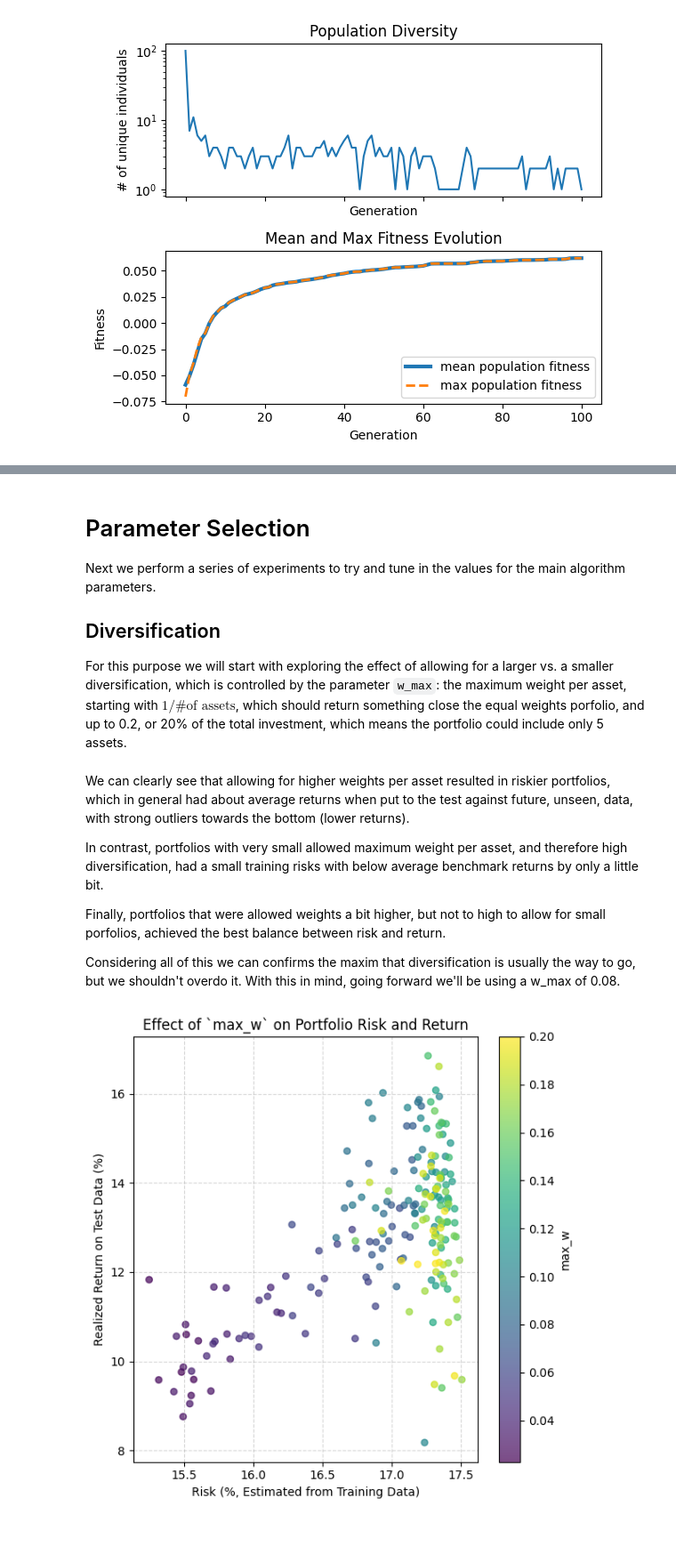
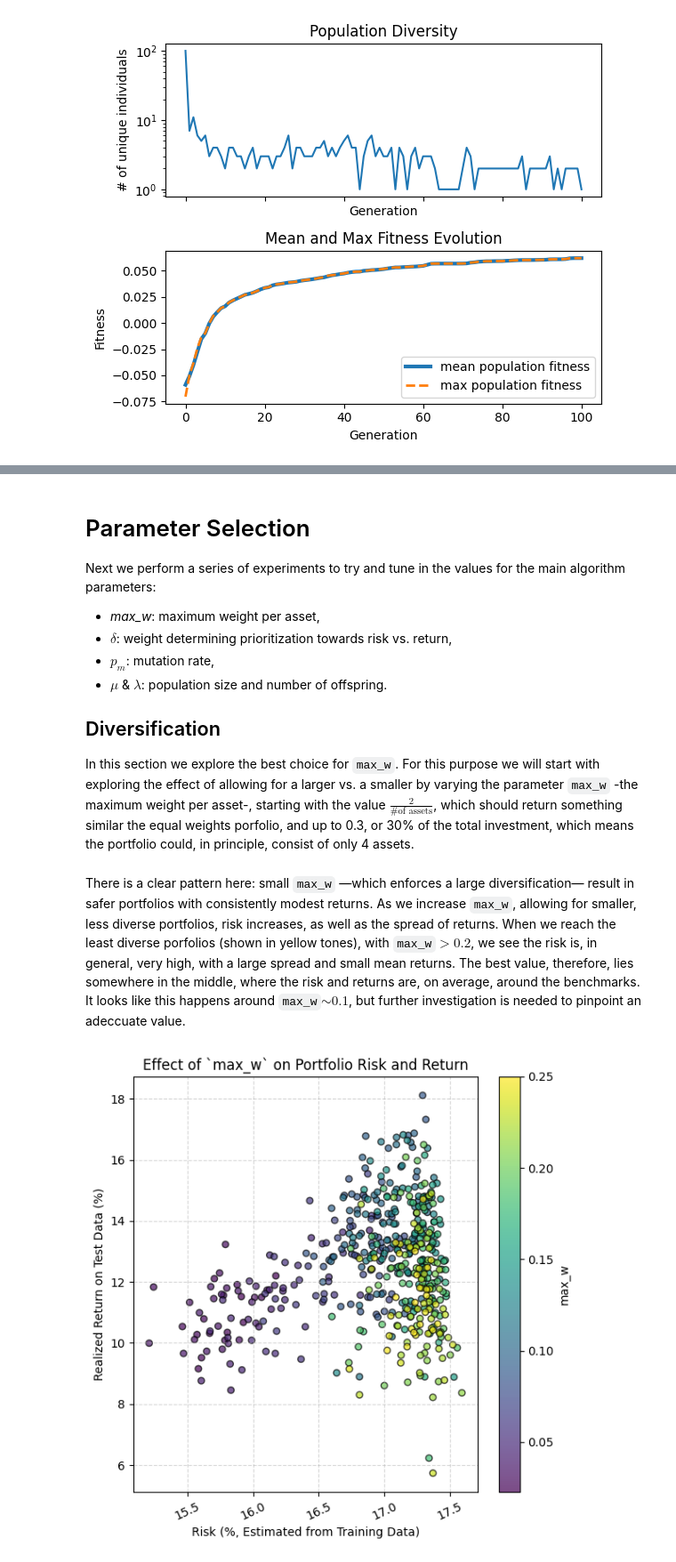
Before and after one commit to PanDomene/Evolutionary-Algorithm-for-Portfolio-Optimization, a Jupyter notebook: results/results.ipynb, the cells around one changed output, grey strips where cells are left out. Shown at 89% size. Drawn from its saved outputs; the diff is of its cells as text; code cells hidden in the pictures; blank space fills up the shorter version.

Commit message:
finished testing and getting results. Updating readme is required.

```diff
--- a/results/results.ipynb
+++ b/results/results.ipynb
@@ -134,24 +142,28 @@ SR: 0.00
 # %% [markdown]
 # Parameter Selection
 
-Next we perform a series of experiments to try and tune in the values for the main algorithm parameters.
+Next we perform a series of experiments to try and tune in the values for the main algorithm parameters:
+- *max_w*: maximum weight per asset,
+- $\delta$: weight determining prioritization towards risk vs. return,
+- $p_m$: mutation rate,
+- $\mu$ & $\lambda$: population size and number of offspring.
 
 ## Diversification
 
-For this purpose we will start with exploring the effect of allowing for a larger vs. a smaller diversification, which is controlled by the parameter `w_max`: the maximum weight per asset, starting with $1/\text{\# of assets}$, which should return something close the equal weights porfolio, and up to 0.2, or 20% of the total investment, which means the portfolio could include only 5 assets.
+In this section we explore the best choice for `max_w`. For this purpose we will start with exploring the effect of allowing for a larger vs. a smaller by varying the parameter `max_w` -the maximum weight per asset-, starting with the value $\frac{2}{\text{\# of assets}}$, which should return something similar the equal weights porfolio, and up to 0.3, or 30% of the total investment, which means the portfolio could, in principle, consist of only 4 assets.
 # %%
 # Define the range of max_w values to test
-w_start = 1/(0.5 * test_data.shape[1])
-ws = np.linspace(w_start, 0.2, 200)
+w_start = 2/test_data.shape[1]
+ws = np.linspace(w_start, 0.25, 500)
 
-returns = []
-risks = []
+returns_div = []
+risks_div = []
 
 # Loop over each max_w value
 for w in ws:
     # Initialize and run the EA on training data
     ea = eva.EA(train_data, max_w=w, max_risk=max_training_risk)
-    ea.run(100)
+    ea.run(50)
 
     # Compute out-of-sample return (realized return on test set)
     best = ea.best_chrom
@@ -161,29 +173,24 @@ for w in ws:
     model_risk = 100 * np.sqrt(252 * best @ train_cov_matrix @ best)
 
     # Store both
-    returns.append(actual_return)
-    risks.append(model_risk)
+    returns_div.append(actual_return)
+    risks_div.append(model_risk)
 # %% [markdown]
-We can clearly see that allowing for higher weights per asset resulted in riskier portfolios, which in general had about average returns when put to the test against future, unseen, data, with strong outliers towards the bottom (lower returns).
-
-In contrast, portfolios with very small allowed maximum weight per asset, and therefore high diversification, had a small training risks with below average benchmark returns by only a little bit.
-
-Finally, portfolios that were allowed weights a bit higher, but not to high to allow for small porfolios, achieved the best balance between risk and return.
-
-Considering all of this we can confirms the maxim that diversification is usually the way to go, but we shouldn't overdo it. With this in mind, going forward we'll be using a w_max of 0.08.
+There is a clear pattern here: small `max_w` —which enforces a large diversification— result in safer portfolios with consistently modest returns. As we increase `max_w`, allowing for smaller, less diverse portfolios, risk increases, as well as the spread of returns. When we reach the least diverse porfolios (shown in yellow tones), with `max_w`$> 0.2$, we see the risk is, in general, very high, with a large spread and small mean returns. The best value, therefore, lies somewhere in the middle, where the risk and returns are, on average, around the benchmarks. It looks like this happens around `max_w`$\sim 0.1$, but further investigation is needed to pinpoint an adeccuate value.
 # %%
 # Plot risk-return points, colored by max_w
 fig, ax = plt.subplots(figsize=(6, 6))
-scatter = ax.scatter(risks, returns, c=ws, cmap='viridis', s=30, alpha=0.7)
+scatter = ax.scatter(risks_div, returns_div, c=ws, cmap='viridis', s=30, alpha=0.7, edgecolor='k')
 cbar = fig.colorbar(scatter, ax=ax)
 cbar.set_label('max_w')
 
 ax.set_title(r'Effect of `max_w` on Portfolio Risk and Return')
 ax.set_xlabel('Risk (%, Estimated from Training Data)')
 ax.set_ylabel('Realized Return on Test Data (%)')
 ax.grid(True, linestyle='--', alpha=0.5)
+plt.xticks(rotation=25)
 
 plt.tight_layout()
 plt.savefig("max_w__effect.jpg")
 # %% [output]
-[figure, old version]
+[figure, new version]
```
Also changed, not shown: parts of 64 cells of this notebook, 21 other files.
